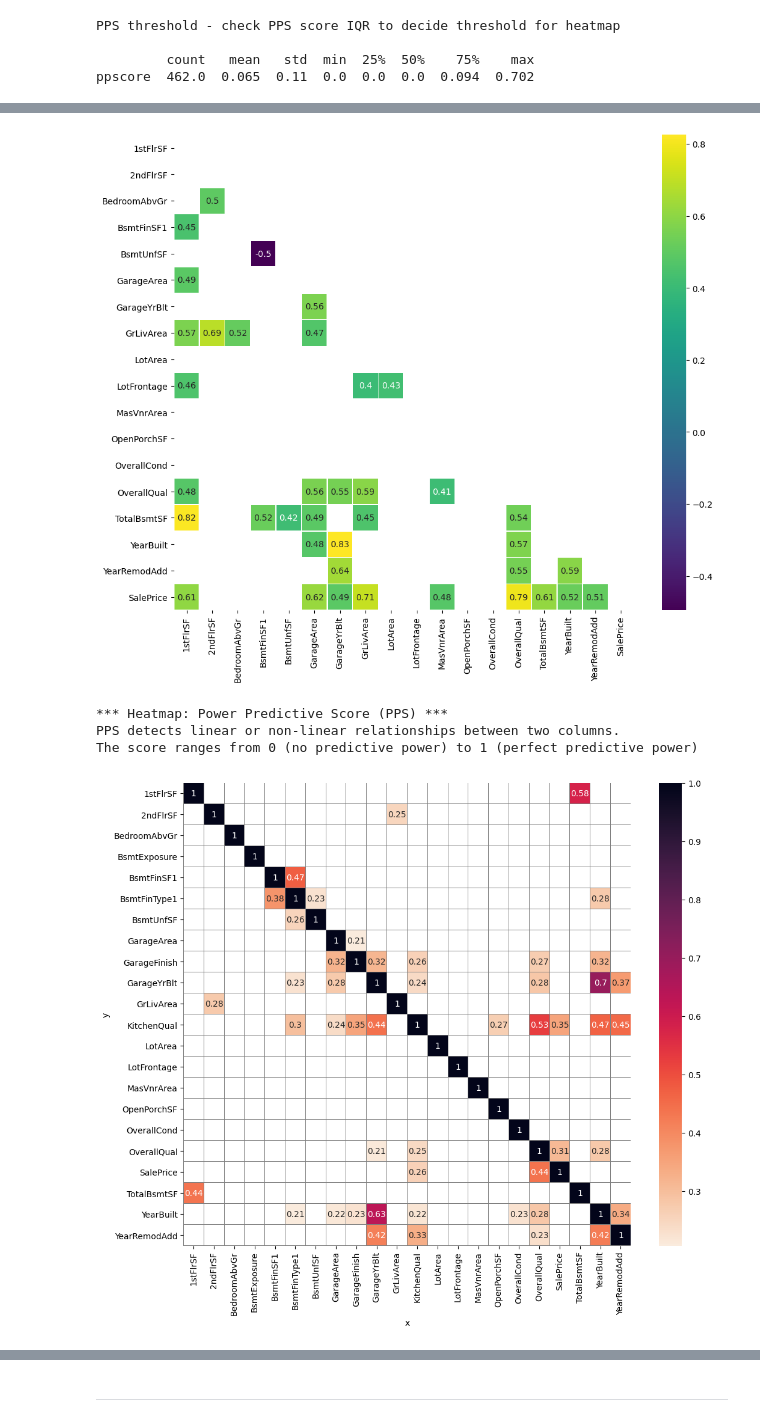
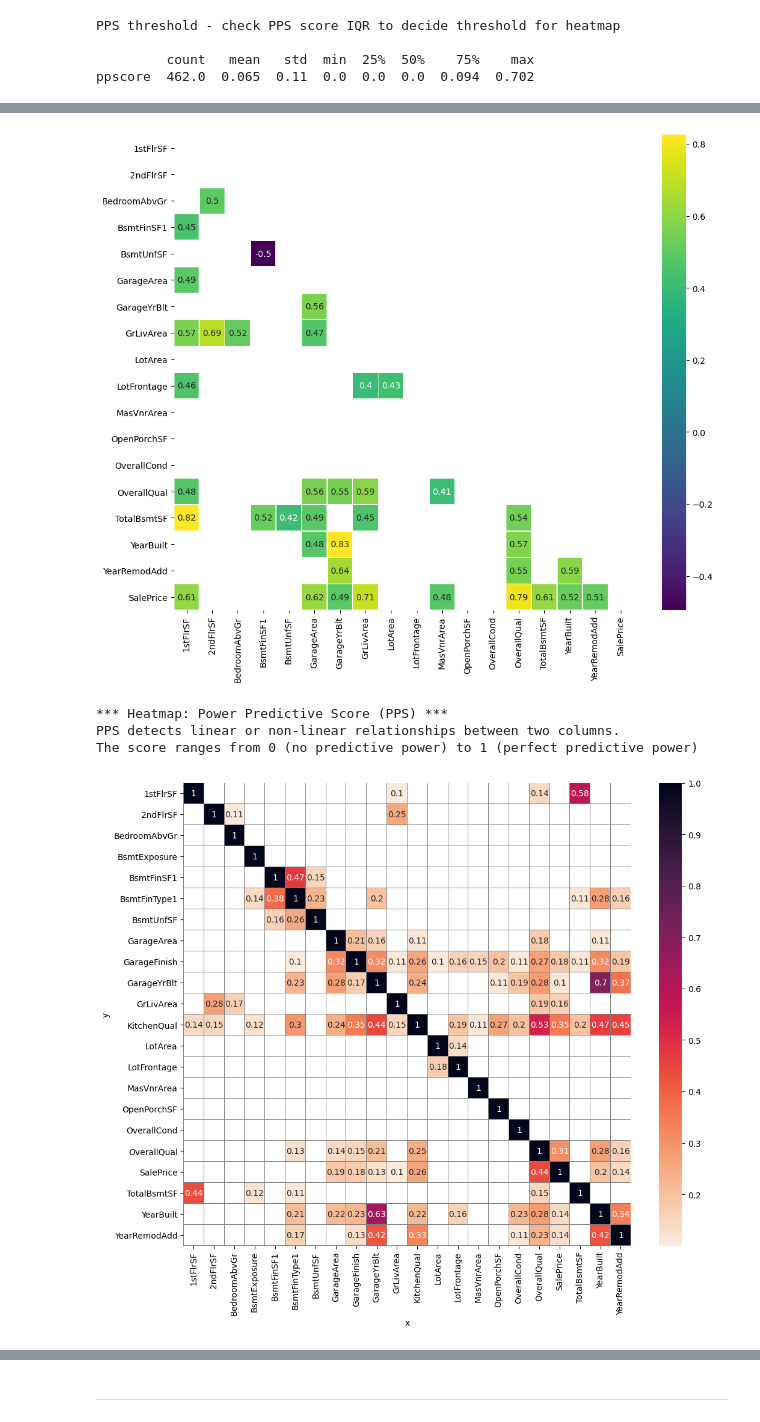
Before and after one commit to Welshy92/heritage-housing-analysis, a Jupyter notebook: jupyter_notebooks/DataCleaning.ipynb, the cells around one changed output, grey strips where cells are left out. Drawn from its saved outputs; the diff is of its cells as text; code cells hidden in the pictures.

```diff
--- a/jupyter_notebooks/DataCleaning.ipynb
+++ b/jupyter_notebooks/DataCleaning.ipynb
@@ -175,21 +175,21 @@ ppscore  462.0  0.065  0.11  0.0  0.0  0.0  0.094  0.702
 # %%
 DisplayCorrAndPPS(df_corr_pearson = df_corr_pearson,
                   df_corr_spearman = df_corr_spearman,
                   pps_matrix = pps_matrix,
-                  CorrThreshold = 0.4, PPS_Threshold =0.2,
+                  CorrThreshold = 0.4, PPS_Threshold =0.1,
                   figsize=(12,10), font_annot=10)
 # %% [output]
 * Analyse how the target variable for your ML models are correlated with other variables (features and target)
 * Analyse multi-colinearity, that is, how the features are correlated among themselves
 
 
 *** Heatmap: Spearman Correlation ***
 It evaluates monotonic relationship
 [figure]
 *** Heatmap: Pearson Correlation ***
 It evaluates the linear relationship between two continuous variables
 [figure]
 *** Heatmap: Power Predictive Score (PPS) ***
 PPS detects linear or non-linear relationships between two columns.
 The score ranges from 0 (no predictive power) to 1 (perfect predictive power)
-[figure, old version]
+[figure, new version]
```
Also changed, not shown: parts of 27 cells of this notebook, 3 other files.
